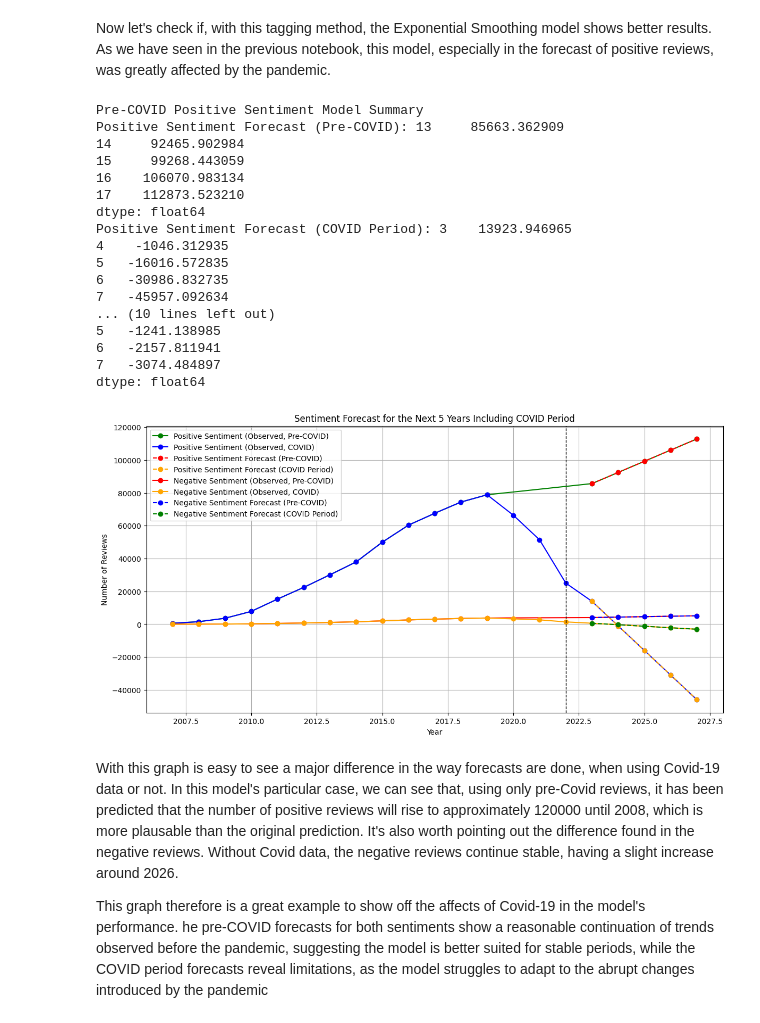
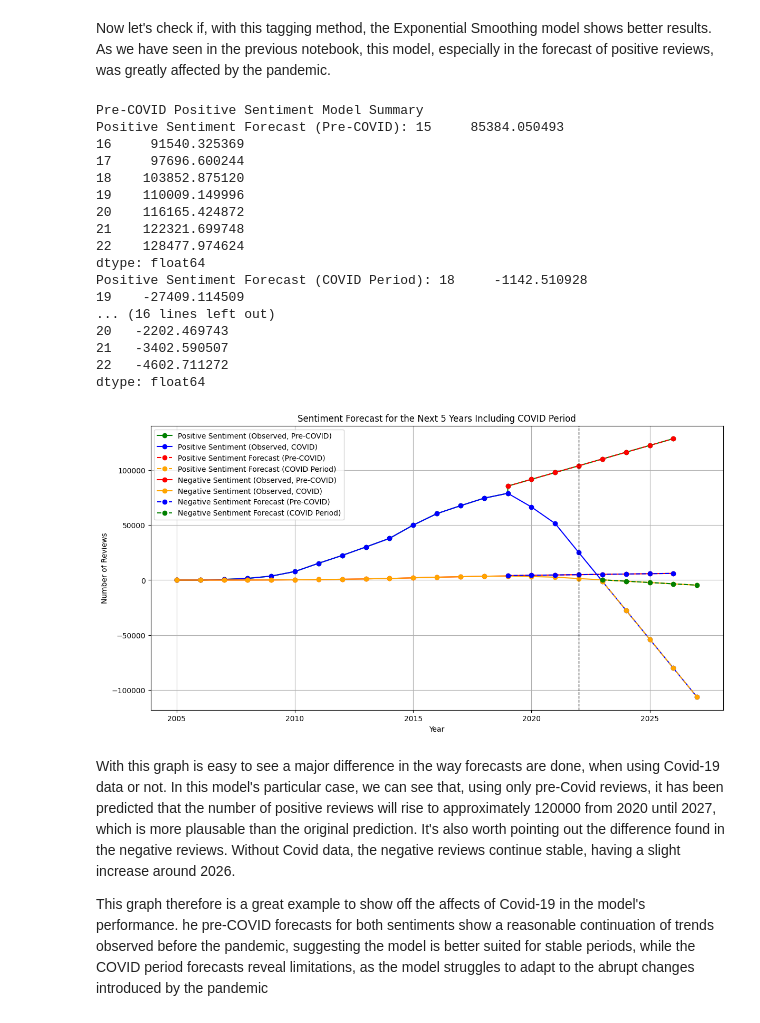
Before and after one commit to Antoni0Ferreira/FEUP-CAC, a Jupyter notebook: nlp_timeseries_covid.ipynb, the cells around one changed output. Saved outputs shown, nothing was run; the diff lists cells and outputs as text; code cells hidden in the pictures.

Commit message:
fixed covid analysis, added models evaluation and added nlp evaluation

```diff
--- a/nlp_timeseries_covid.ipynb
+++ b/nlp_timeseries_covid.ipynb
@@ -196,22 +151,29 @@ Name: predicted_mean, dtype: float64
 forecast_years = list(range(yearly_data['year'].max() + 1, yearly_data['year'].max() + 6))
 forecast_index = pd.concat([yearly_data['year'], pd.Series(forecast_years)], ignore_index=True)
 
+pre_covid_foreacast_years = list(range(pre_covid_data['year'].max(), pre_covid_data['year'].max() + 8))
+pre_covid_foreacast_index = pd.concat([pre_covid_data['year'], pd.Series(pre_covid_foreacast_years)], ignore_index=True)
+
 # Append the forecasted data to the original data
-pre_covid_data_date = pd.concat([pre_covid_data, pd.DataFrame({'year': forecast_years, 'positive_smoothed': positive_forecast_pre_covid, 'negative_smoothed': negative_forecast_pre_covid})], ignore_index=True)
+pre_covid_data_date = pd.concat([pre_covid_data, pd.DataFrame({'year': pre_covid_foreacast_years, 'positive_smoothed': positive_forecast_pre_covid, 'negative_smoothed': negative_forecast_pre_covid})], ignore_index=True)
 covid_data_date = pd.concat([yearly_data, pd.DataFrame({'year': forecast_years, 'positive_smoothed': positive_forecast_covid, 'negative_smoothed': negative_forecast_covid})], ignore_index=True)
+
+# Handle NaN values
+pre_covid_data_date = pre_covid_data_date.dropna()
+covid_data_date = covid_data_date.dropna()
 
 plt.figure(figsize=(14, 7))
 
 # Positive Sentiment
 plt.plot(pre_covid_data_date['year'], pre_covid_data_date['positive_smoothed'], label='Positive Sentiment (Observed, Pre-COVID)', color='green', marker='o')
 plt.plot(covid_data_date['year'], covid_data_date['positive_smoothed'], label='Positive Sentiment (Observed, COVID)', color='blue', marker='o')
-plt.plot(forecast_years, positive_forecast_pre_covid, label='Positive Sentiment Forecast (Pre-COVID)', color='red', linestyle='dashed', marker='o')
+plt.plot(pre_covid_foreacast_years, positive_forecast_pre_covid, label='Positive Sentiment Forecast (Pre-COVID)', color='red', linestyle='dashed', marker='o')
 plt.plot(forecast_years, positive_forecast_covid, label='Positive Sentiment Forecast (COVID Period)', color='orange', linestyle='dashed', marker='o')
 
 # Negative Sentiment
 plt.plot(pre_covid_data_date['year'], pre_covid_data_date['negative_smoothed'], label='Negative Sentiment (Observed, Pre-COVID)', color='red', marker='o')
 plt.plot(covid_data_date['year'], covid_data_date['negative_smoothed'], label='Negative Sentiment (Observed, COVID)', color='orange', marker='o')
-plt.plot(forecast_years, negative_forecast_pre_covid, label='Negative Sentiment Forecast (Pre-COVID)', color='blue', linestyle='dashed', marker='o')
+plt.plot(pre_covid_foreacast_years, negative_forecast_pre_covid, label='Negative Sentiment Forecast (Pre-COVID)', color='blue', linestyle='dashed', marker='o')
 plt.plot(forecast_years, negative_forecast_covid, label='Negative Sentiment Forecast (COVID Period)', color='green', linestyle='dashed', marker='o')
 
 # Add vertical line to separate observed and forecasted periods
@@ -237,10 +260,10 @@ positive_model_pre_covid = ExponentialSmoothing(pre_covid_data['positive_smoothe
 print("Pre-COVID Positive Sentiment Model Summary")
 
 # Fit the Exponential Smoothing model for positive sentiment (COVID period)
-positive_model_covid = ExponentialSmoothing(covid_data['positive_smoothed'].dropna(), trend='add').fit()
+positive_model_covid = ExponentialSmoothing(yearly_data['positive_smoothed'].dropna(), trend='add').fit()
 
 # Forecast for the next 5 years for positive sentiment (pre-COVID)
-positive_forecast_pre_covid = positive_model_pre_covid.forecast(steps=5)
+positive_forecast_pre_covid = positive_model_pre_covid.forecast(steps=8)
 print('Positive Sentiment Forecast (Pre-COVID):', positive_forecast_pre_covid)
 
 # Forecast for the next 5 years for positive sentiment (COVID period)
@@ -251,61 +274,61 @@ print('Positive Sentiment Forecast (COVID Period):', positive_forecast_covid)
 negative_model_pre_covid = ExponentialSmoothing(pre_covid_data['negative_smoothed'].dropna(), trend='add').fit()
 print("Pre-COVID Negative Sentiment Model Summary")
 
-negative_model_covid = ExponentialSmoothing(covid_data['negative_smoothed'].dropna(), trend='add').fit()
+negative_model_covid = ExponentialSmoothing(yearly_data['negative_smoothed'].dropna(), trend='add').fit()
 
-negative_forecast_pre_covid = negative_model_pre_covid.forecast(steps=5)
+negative_forecast_pre_covid = negative_model_pre_covid.forecast(steps=8)
 print('Negative Sentiment Forecast (Pre-COVID):', negative_forecast_pre_covid)
 
 negative_forecast_covid = negative_model_covid.forecast(steps=5)
 print('Negative Sentiment Forecast (COVID Period):', negative_forecast_covid)
 
 # Append the forecasted data to the original data
-pre_covid_data_date = pd.concat([pre_covid_data, pd.DataFrame({'year': forecast_years, 'positive_smoothed': positive_forecast_pre_covid, 'negative_smoothed': negative_forecast_pre_covid})], ignore_index=True)
+pre_covid_data_date = pd.concat([pre_covid_data, pd.DataFrame({'year': pre_covid_foreacast_years, 'positive_smoothed': positive_forecast_pre_covid, 'negative_smoothed': negative_forecast_pre_covid})], ignore_index=True)
 covid_data_date = pd.concat([yearly_data, pd.DataFrame({'year': forecast_years, 'positive_smoothed': positive_forecast_covid, 'negative_smoothed': negative_forecast_covid})], ignore_index=True)
 
 plt.figure(figsize=(14, 7))
 
 # Positive Sentiment
 plt.plot(pre_covid_data_date['year'], pre_covid_data_date['positive_smoothed'], label='Positive Sentiment (Observed, Pre-COVID)', color='green', marker='o')
 plt.plot(covid_data_date['year'], covid_data_date['positive_smoothed'], label='Positive Sentiment (Observed, COVID)', color='blue', marker='o')
-plt.plot(forecast_years, positive_forecast_pre_covid, label='Positive Sentiment Forecast (Pre-COVID)', color='red', linestyle='dashed', marker='o')
+plt.plot(pre_covid_foreacast_years, positive_forecast_pre_covid, label='Positive Sentiment Forecast (Pre-COVID)', color='red', linestyle='dashed', marker='o')
 plt.plot(forecast_years, positive_forecast_covid, label='Positive Sentiment Forecast (COVID Period)', color='orange', linestyle='dashed', marker='o')
 
 # Negative Sentiment
 plt.plot(pre_covid_data_date['year'], pre_covid_data_date['negative_smoothed'], label='Negative Sentiment (Observed, Pre-COVID)', color='red', marker='o')
 plt.plot(covid_data_date['year'], covid_data_date['negative_smoothed'], label='Negative Sentiment (Observed, COVID)', color='orange', marker='o')
-plt.plot(forecast_years, negative_forecast_pre_covid, label='Negative Sentiment Forecast (Pre-COVID)', color='blue', linestyle='dashed', marker='o')
+plt.plot(pre_covid_foreacast_years, negative_forecast_pre_covid, label='Negative Sentiment Forecast (Pre-COVID)', color='blue', linestyle='dashed', marker='o')
 plt.plot(forecast_years, negative_forecast_covid, label='Negative Sentiment Forecast (COVID Period)', color='green', linestyle='dashed', marker='o')
 
 # Add vertical line to separate observed and forecasted periods
 plt.axvline(x=2022, color='black', linestyle='--', linewidth=1)
 
 plt.title('Sentiment Forecast for the Next 5 Years Including COVID Period')
 plt.xlabel('Year')
 plt.ylabel('Number of Reviews')
 plt.legend()
 plt.grid(True)
 plt.show()
 # %% [output]
 Pre-COVID Positive Sentiment Model Summary
-Positive Sentiment Forecast (Pre-COVID): 13     85663.362909
-14     92465.902984
-15     99268.443059
-16    106070.983134
-17    112873.523210
+Positive Sentiment Forecast (Pre-COVID): 15     85384.050493
+16     91540.325369
+17     97696.600244
+18    103852.875120
+19    110009.149996
+20    116165.424872
+21    122321.699748
+22    128477.974624
 dtype: float64
-Positive Sentiment Forecast (COVID Period): 3    13923.946965
-4    -1046.312935
-5   -16016.572835
-6   -30986.832735
-7   -45957.092634
-... (10 lines left out)
-5   -1241.138985
-6   -2157.811941
-7   -3074.484897
+Positive Sentiment Forecast (COVID Period): 18     -1142.510928
+19    -27409.114509
+... (16 lines left out)
+20   -2202.469743
+21   -3402.590507
+22   -4602.711272
 dtype: float64
-[figure, old version]
+[figure, new version]
 # %% [markdown]
-With this graph is easy to see a major difference in the way forecasts are done, when using Covid-19 data or not. In this model's particular case, we can see that, using only pre-Covid reviews, it has been predicted that the number of positive reviews will rise to approximately 120000 until 2008, which is more plausable than the original prediction. It's also worth pointing out the difference found in the negative reviews. Without Covid data, the negative reviews continue stable, having a slight increase around 2026.
+With this graph is easy to see a major difference in the way forecasts are done, when using Covid-19 data or not. In this model's particular case, we can see that, using only pre-Covid reviews, it has been predicted that the number of positive reviews will rise to approximately 120000 from 2020 until 2027, which is more plausable than the original prediction. It's also worth pointing out the difference found in the negative reviews. Without Covid data, the negative reviews continue stable, having a slight increase around 2026.
 
 This graph therefore is a great example to show off the affects of Covid-19 in the model's performance. he pre-COVID forecasts for both sentiments show a reasonable continuation of trends observed before the pandemic, suggesting the model is better suited for stable periods, while the COVID period forecasts reveal limitations, as the model struggles to adapt to the abrupt changes introduced by the pandemic
```
Also changed, not shown: parts of 7 cells of this notebook, 2 other files.
